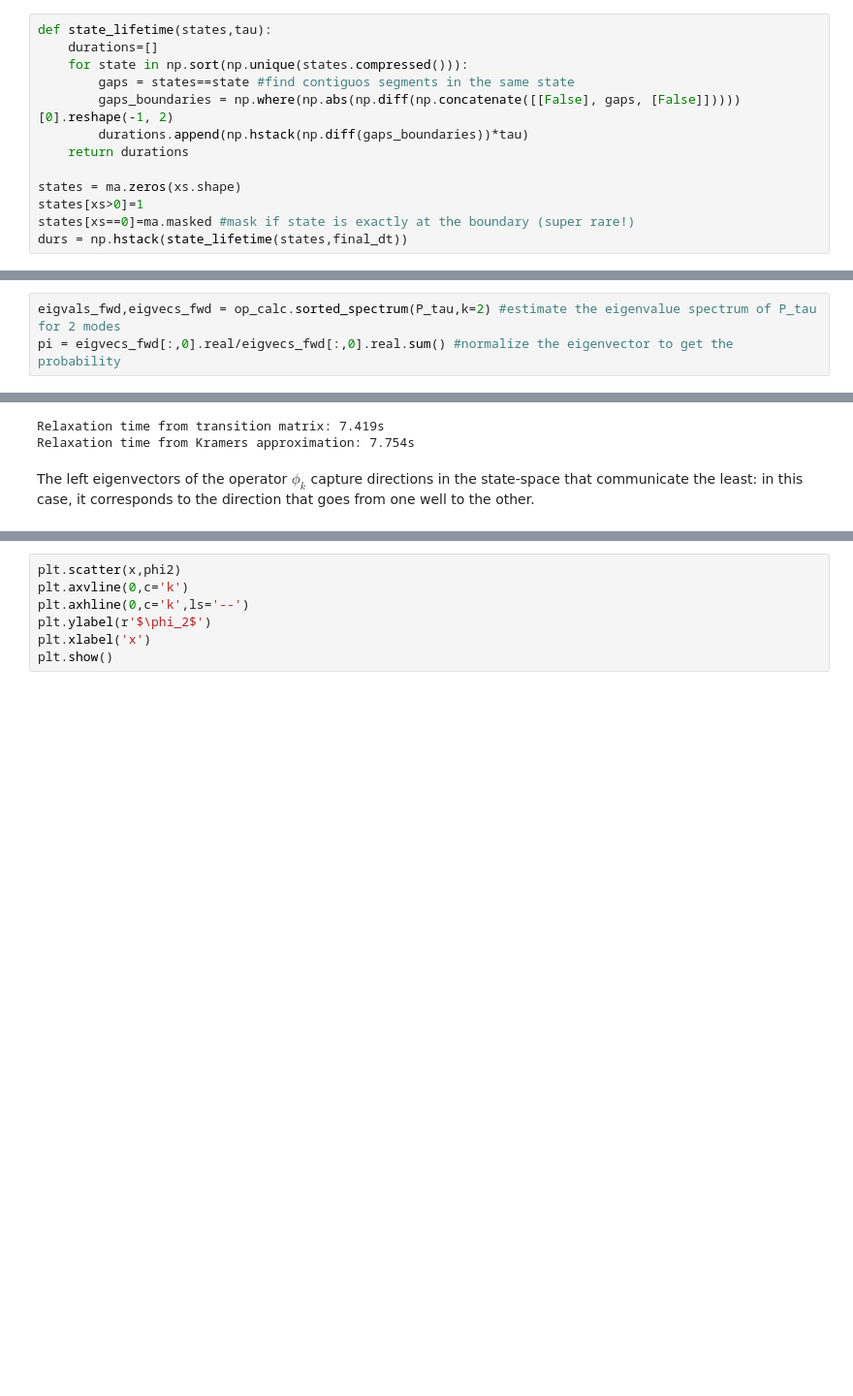
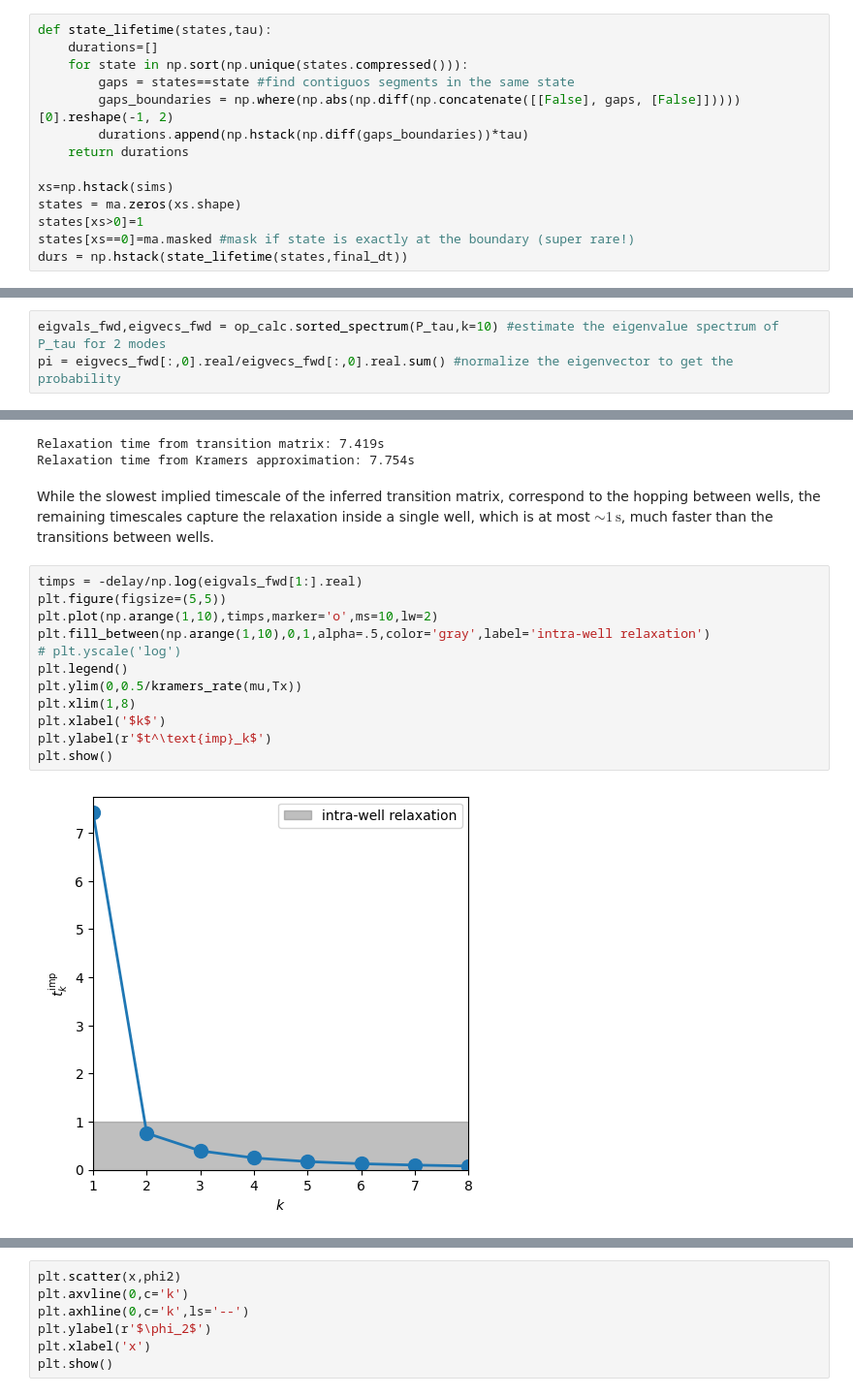
Before and after one commit to AntonioCCosta/DPG_PhysicsBehavior_2026, a Jupyter notebook: notebooks/notebook_1_theory_dw.ipynb, the cells around one changed output, grey strips where cells are left out. Shown at 97% size. Saved outputs shown, nothing was run; the diff lists cells and outputs as text; blank space fills up the shorter version.

```diff
--- a/notebooks/notebook_1_theory_dw.ipynb
+++ b/notebooks/notebook_1_theory_dw.ipynb
@@ -235,6 +231,7 @@ def state_lifetime(states,tau):
         durations.append(np.hstack(np.diff(gaps_boundaries))*tau)
     return durations
 
+xs=np.hstack(sims)
 states = ma.zeros(xs.shape)
 states[xs>0]=1
 states[xs==0]=ma.masked #mask if state is exactly at the boundary (super rare!)
@@ -470,7 +470,7 @@ $$
 
 $P_\tau$ always has an eigenvector of eigenvalue 1, which corresponds to the steady-state distribution since it's unchanged when acted by $P_\tau$, $P_\tau \pi = \pi$. For the dynamics we are studying, this should directly correspond to the Boltzmann distribution. Let's check
 # %%
-eigvals_fwd,eigvecs_fwd = op_calc.sorted_spectrum(P_tau,k=2) #estimate the eigenvalue spectrum of P_tau for 2 modes
+eigvals_fwd,eigvecs_fwd = op_calc.sorted_spectrum(P_tau,k=10) #estimate the eigenvalue spectrum of P_tau for 2 modes
 pi = eigvecs_fwd[:,0].real/eigvecs_fwd[:,0].real.sum() #normalize the eigenvector to get the probability
 # %%
 plt.plot(x,pi,lw=5)
@@ -507,5 +509,19 @@ print(r'Relaxation time from Kramers approximation: {:.3f}s'.format(1/(2*kramers
 # %% [output]
 Relaxation time from transition matrix: 7.419s
 Relaxation time from Kramers approximation: 7.754s
-# %% [markdown]
-The left eigenvectors of the operator $\phi_k$ capture directions in the state-space that communicate the least: in this case, it corresponds to the direction that goes from one well to the other.
+# %% [markdown]
+While the slowest implied timescale of the inferred transition matrix, correspond to the hopping between wells, the remaining timescales capture the relaxation inside a single well, which is at most $\sim 1\,\text{s}$, much faster than the transitions between wells.
+# %%
+timps = -delay/np.log(eigvals_fwd[1:].real)
+plt.figure(figsize=(5,5))
+plt.plot(np.arange(1,10),timps,marker='o',ms=10,lw=2)
+plt.fill_between(np.arange(1,10),0,1,alpha=.5,color='gray',label='intra-well relaxation')
+# plt.yscale('log')
+plt.legend()
+plt.ylim(0,0.5/kramers_rate(mu,Tx))
+plt.xlim(1,8)
+plt.xlabel('$k$')
+plt.ylabel(r'$t^\text{imp}_k$')
+plt.show()
+# %% [output]
+[figure, added]
```
Also changed, not shown: parts of 9 cells of this notebook.
